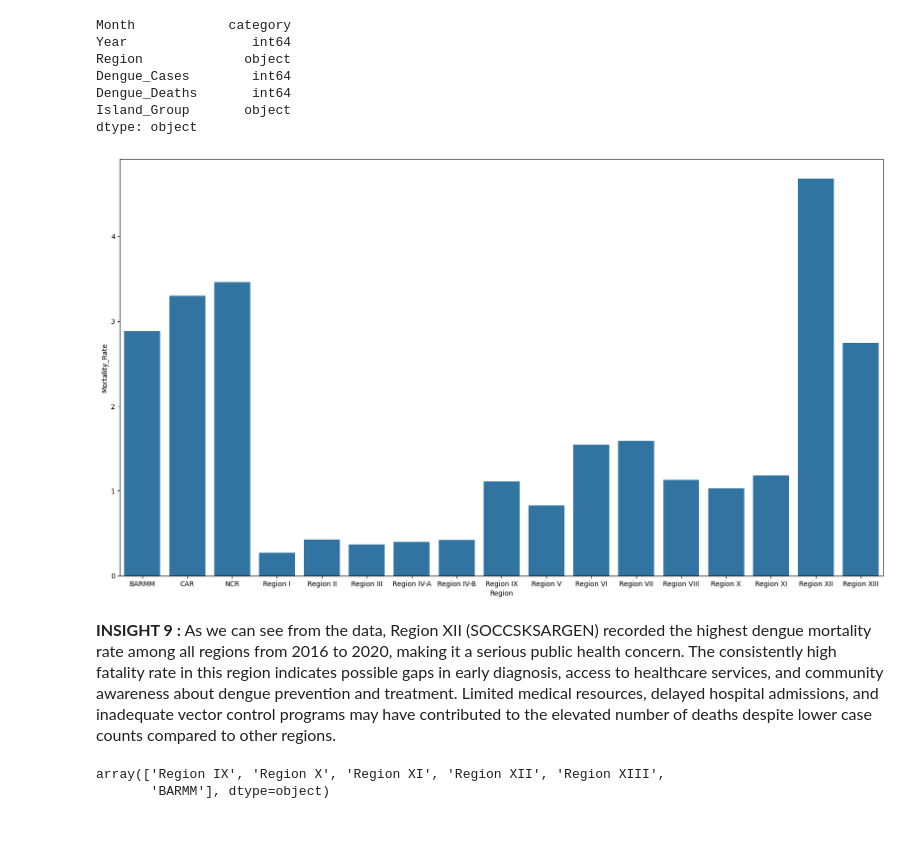
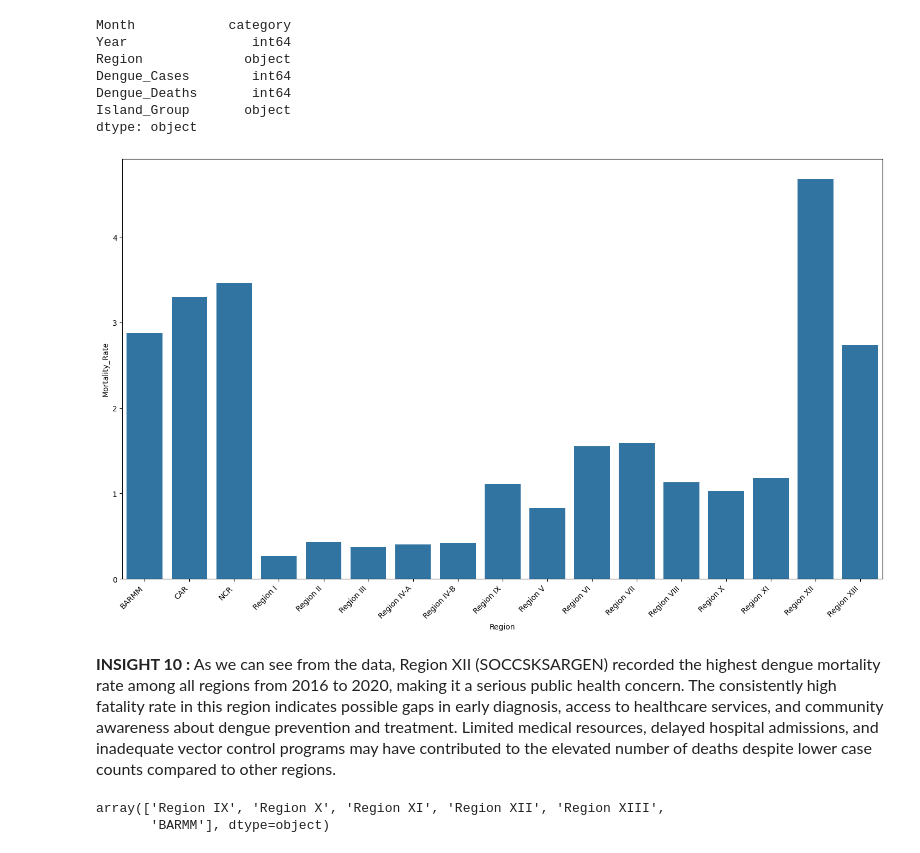
Before and after one commit to jshdnd16/ELEC303-DATA-ANALYTICS-DENADO, a Jupyter notebook: Project3_PH_Dengue.ipynb, the cells around one changed output. Saved outputs shown, nothing was run; the diff lists cells and outputs as text; code cells hidden in the pictures.

```diff
--- a/Project3_PH_Dengue.ipynb
+++ b/Project3_PH_Dengue.ipynb
@@ -304,12 +338,13 @@ Island_Group       object
 dtype: object
 # %%
 visual2 = sns.barplot(data=Regional_Death, x="Region",y="Mortality_Rate")
-plt.gcf().set_size_inches(20,11)
+plt.gcf().set_size_inches(18,10)
+plt.xticks(rotation=45, ha='right')
 plt.show()
 # %% [output]
-[figure, old version]
+[figure, new version]
 # %% [markdown]
-<p style = 'font-size: 16px;'><strong>INSIGHT 9 :</strong> As we can see from the data, Region XII (SOCCSKSARGEN) recorded the highest dengue mortality rate among all regions from 2016 to 2020, making it a serious public health concern. The consistently high fatality rate in this region indicates possible gaps in early diagnosis, access to healthcare services, and community awareness about dengue prevention and treatment. Limited medical resources, delayed hospital admissions, and inadequate vector control programs may have contributed to the elevated number of deaths despite lower case counts compared to other regions.</p>
+<p style = 'font-size: 16px;'><strong>INSIGHT 10 :</strong> As we can see from the data, Region XII (SOCCSKSARGEN) recorded the highest dengue mortality rate among all regions from 2016 to 2020, making it a serious public health concern. The consistently high fatality rate in this region indicates possible gaps in early diagnosis, access to healthcare services, and community awareness about dengue prevention and treatment. Limited medical resources, delayed hospital admissions, and inadequate vector control programs may have contributed to the elevated number of deaths despite lower case counts compared to other regions.</p>
 # %%
 dengue_visayass = dengue[dengue['Island_Group'] == 'Mindanao']
 dengue_visayass['Region'].unique()
```
Also changed, not shown: parts of 7 cells of this notebook.
